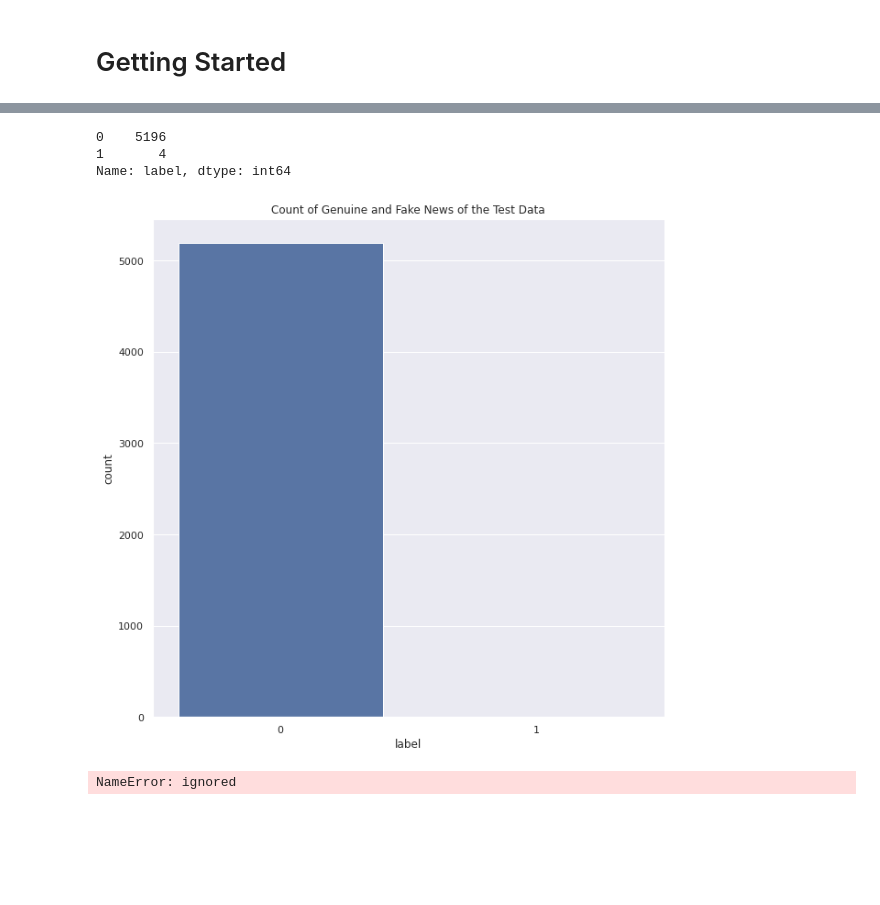
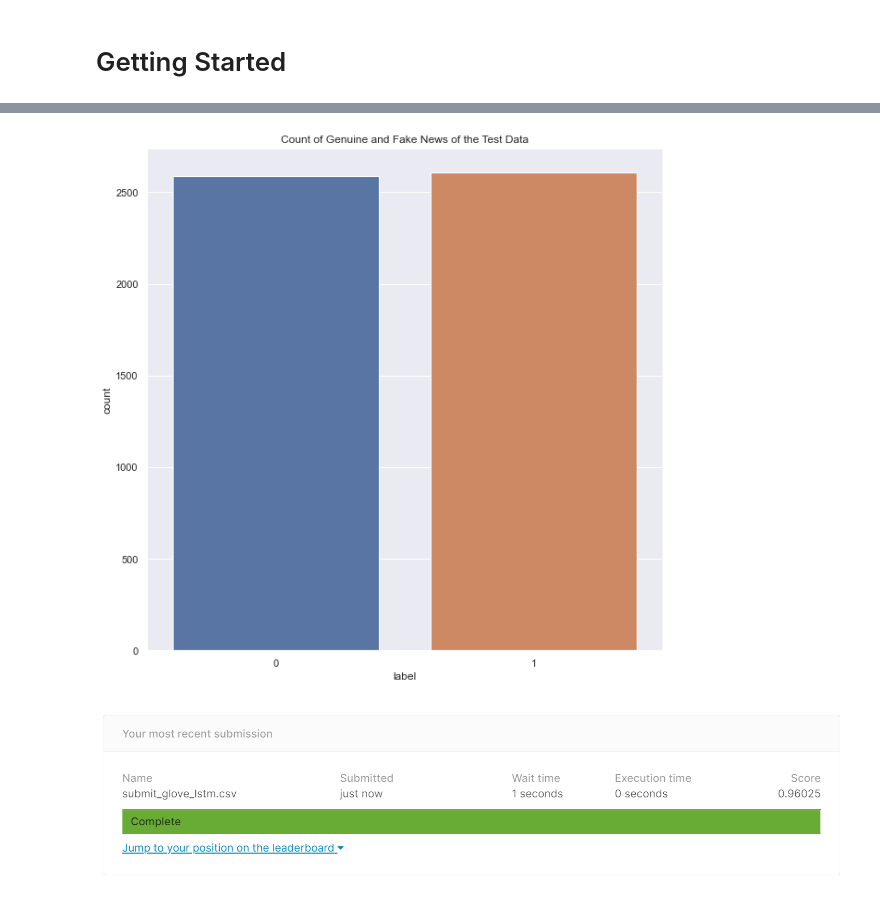
Before and after one commit to royn5618/Medium_Blog_Codes, a Jupyter notebook: Fake_News/Predicting_Fake_News_using_Keras.ipynb, the cells around one changed output, grey strips where cells are left out. Drawn from its saved outputs; the diff is of its cells as text; code cells hidden in the pictures; blank space fills up the shorter version.

Commit message:
Adding updated Keras Code

```diff
--- a/Fake_News/Predicting_Fake_News_using_Keras.ipynb
+++ b/Fake_News/Predicting_Fake_News_using_Keras.ipynb
@@ -285,0 +258,7 @@ test_df
+# %%
+model = keras.models.load_model(best_model_file_name)
+y_pred = model.predict_classes(X_test)
+print('Accuracy: ', accuracy_score(y_test, y_pred))
+print('Precision: ', precision_score(y_test, y_pred))
+print('Recall: ', recall_score(y_test, y_pred))
+print('F1 Score: ', f1_score(y_test, y_pred))
@@ -285,0 +371,7 @@ test_df
+# %%
+model = keras.models.load_model(best_model_file_name)
+y_pred = model.predict_classes(X_test)
+print('Accuracy: ', accuracy_score(y_test, y_pred))
+print('Precision: ', precision_score(y_test, y_pred))
+print('Recall: ', recall_score(y_test, y_pred))
+print('F1 Score: ', f1_score(y_test, y_pred))
@@ -285,0 +452,7 @@ test_df
+# %%
+model = keras.models.load_model(best_model_file_name)
+y_pred = model.predict_classes(X_test)
+print('Accuracy: ', accuracy_score(y_test, y_pred))
+print('Precision: ', precision_score(y_test, y_pred))
+print('Recall: ', recall_score(y_test, y_pred))
+print('F1 Score: ', f1_score(y_test, y_pred))
@@ -286,6 +466,6 @@ test_df
 # %%
 y_pred_test = model.predict_classes(padded_test)
 # %%
-submit_lstm_predictions_df = pd.DataFrame()
-submit_lstm_predictions_df['id'] = test_df['id']
-submit_lstm_predictions_df['label'] = y_pred_test.astype(int)
+submit_predictions_df = pd.DataFrame()
+submit_predictions_df['id'] = test_df['id']
+submit_predictions_df['label'] = y_pred_test.astype(int)
@@ -308,16 +472,10 @@ submit_lstm_predictions_df
-# %%
-submit_lstm_predictions_df['label'].value_counts()
-# %% [output]
-0    5196
-1       4
-Name: label, dtype: int64
 # %%
-sns.countplot(submit_lstm_predictions_df['label'])
+sns.countplot(submit_predictions_df['label'])
 plt.title("Count of Genuine and Fake News of the Test Data")
 plt.show()
 # %% [output]
-[figure, old version]
+[figure, new version]
 # %%
-submit_lstm_predictions_df.to_csv('submit.csv',index=False)
+submit_predictions_df.to_csv('submit_glove_lstm.csv',index=False)
-# %% [output]
-NameError: ignored
+# %% [markdown]
+![Kaggle%20Submission_2_DL.PNG](attachment:Kaggle%20Submission_2_DL.PNG)
```
Also changed, not shown: parts of 54 cells of this notebook, 4 other files.
